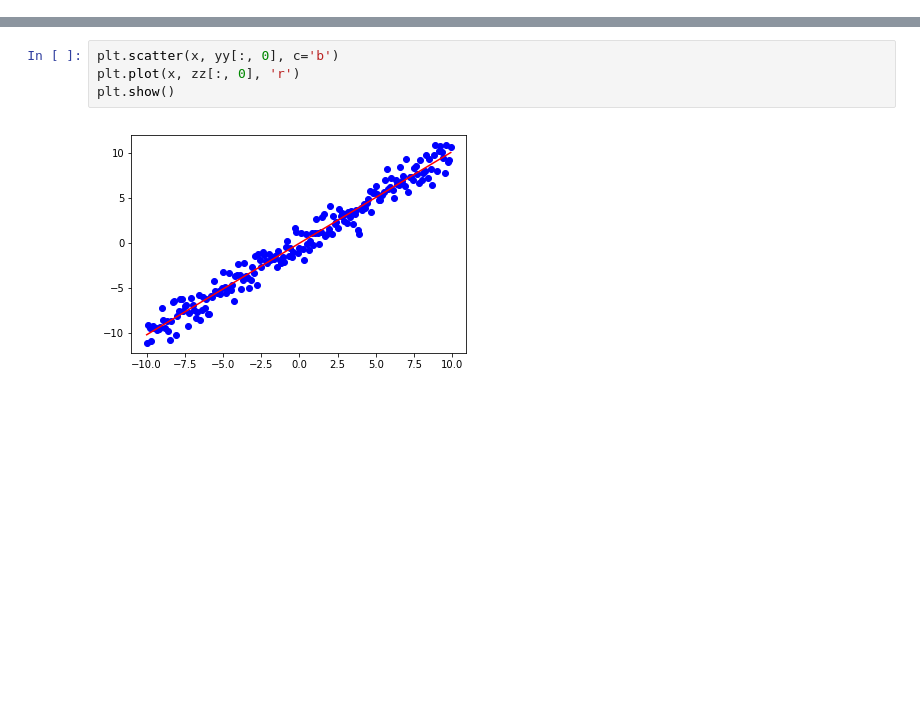
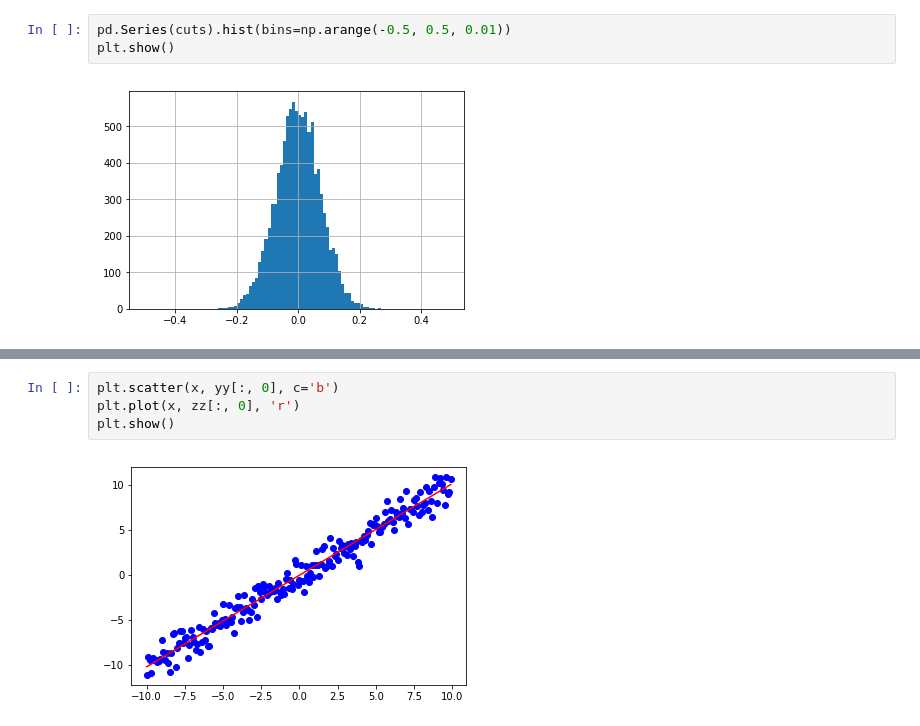
Before and after one commit to kiyomizuhi/machine_learning_experiments, a Jupyter notebook: bias_variance/linear_regression.ipynb, the cells around one changed output, grey strips where cells are left out. Saved outputs shown, nothing was run; the diff lists cells and outputs as text; blank space fills up the shorter version.

```diff
--- a/bias_variance/linear_regression.ipynb
+++ b/bias_variance/linear_regression.ipynb
@@ -46 +68,6 @@ plt.show()
+# %%
+pd.Series(cuts).hist(bins=np.arange(-0.5, 0.5, 0.01))
+plt.show()
+# %% [output]
+[figure, added]
 # %%
```
Also changed, not shown: parts of 22 cells of this notebook.
